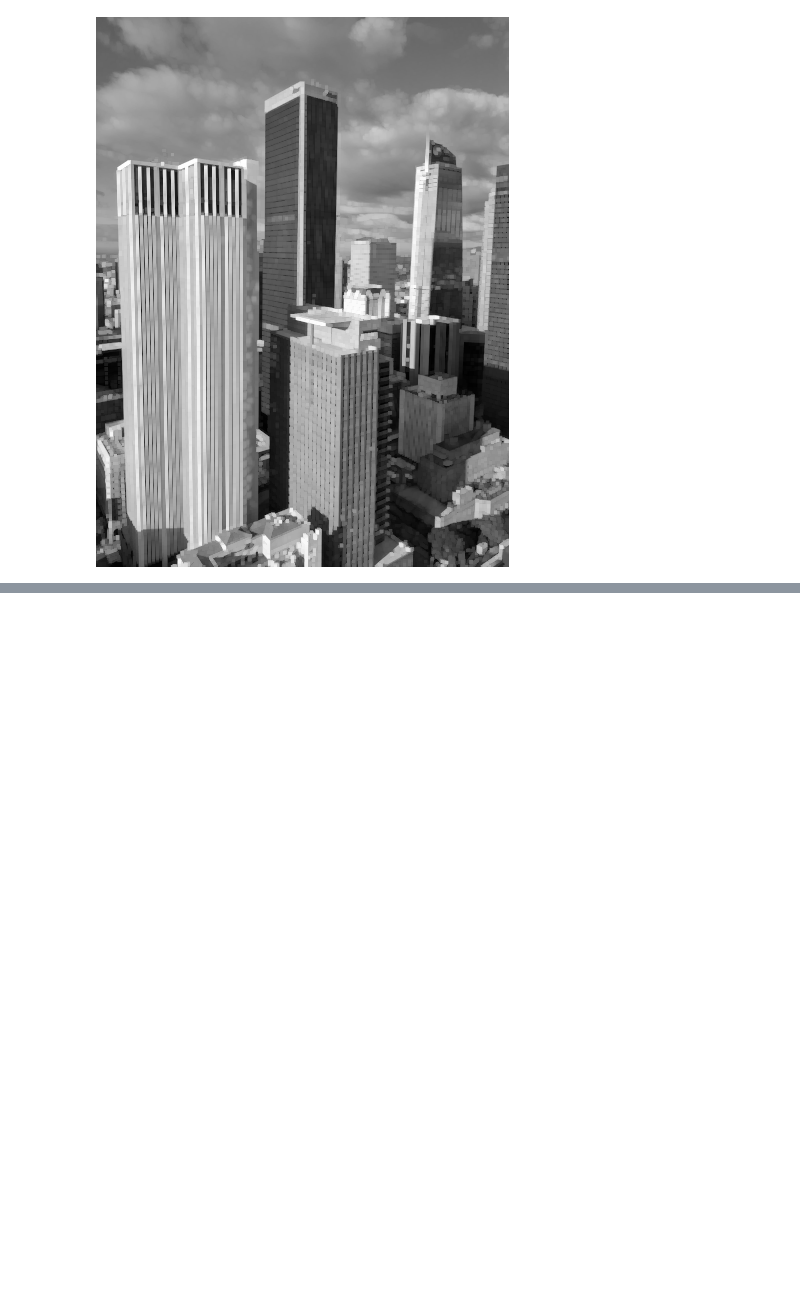
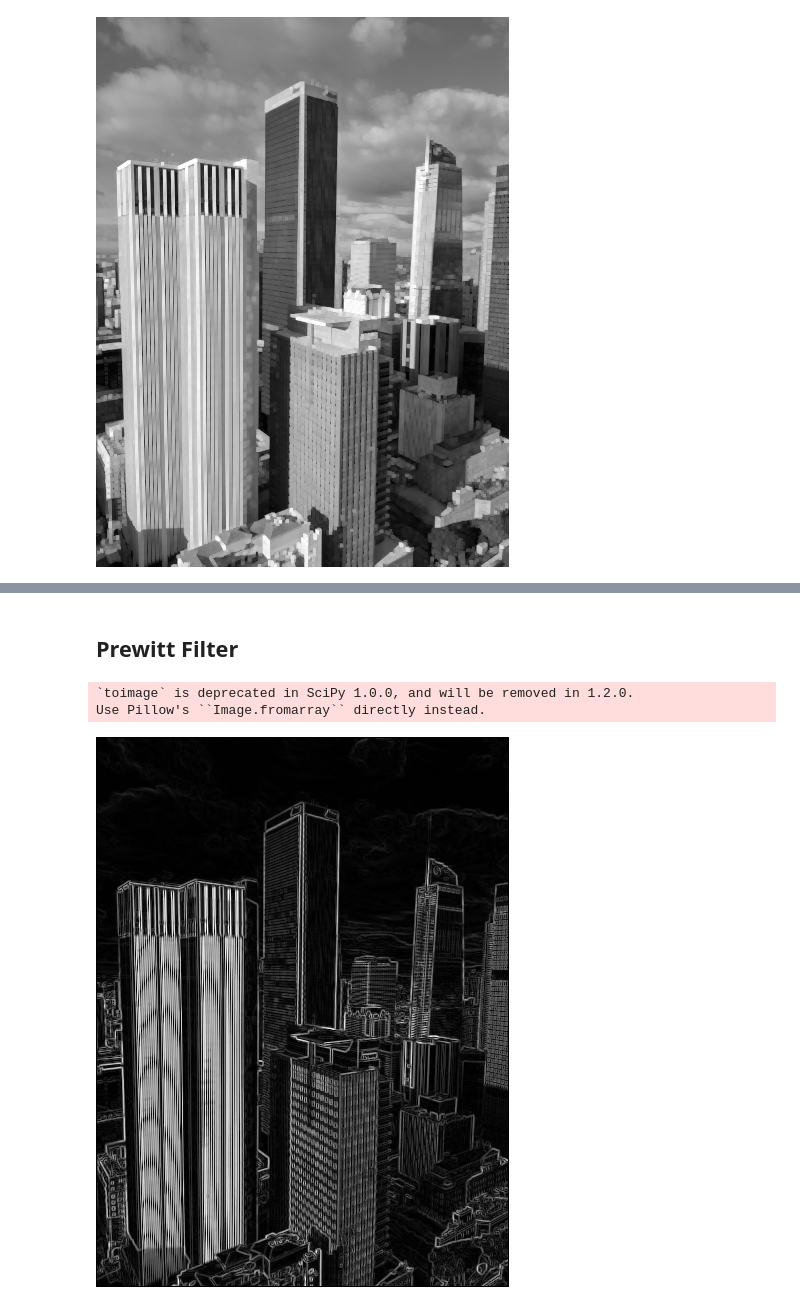
Before and after one commit to ednmolina/Image-Processing, a Jupyter notebook: Image Processing.ipynb, the cells around one changed output, grey strips where cells are left out. Cells and saved outputs as stored; diff of their text form; code cells hidden in the pictures; blank space fills up the shorter version.

```diff
--- a/Image Processing.ipynb
+++ b/Image Processing.ipynb
@@ -94,0 +199,18 @@ maxfiltered
+# %% [markdown]
+## Prewitt Filter
+# %%
+# Open an image an convert to greyscale
+image = Image.open('/Users/edenmolina/Documents/Image-Processing/DTLA.png').convert('L')
+# %%
+# Performing the Prewitt Filter
+# prewittfiltered_array = ndimage.prewitt(image)
+prewittfiltered_array = filters.prewitt(image)
+# Convert array to image
+# prewittfiltered = Image.fromarray(prewittfiltered_array)
+prewittfiltered = scipy.misc.toimage(prewittfiltered_array)
+prewittfiltered.save('/Users/edenmolina/Documents/Image-Processing/Outputs/C4PrewittFilter.png')
+prewittfiltered
+# %% [output]
+`toimage` is deprecated in SciPy 1.0.0, and will be removed in 1.2.0.
+Use Pillow's ``Image.fromarray`` directly instead.
+[figure, added]
```
Also changed, not shown: parts of 17 cells of this notebook, 3 other files.
